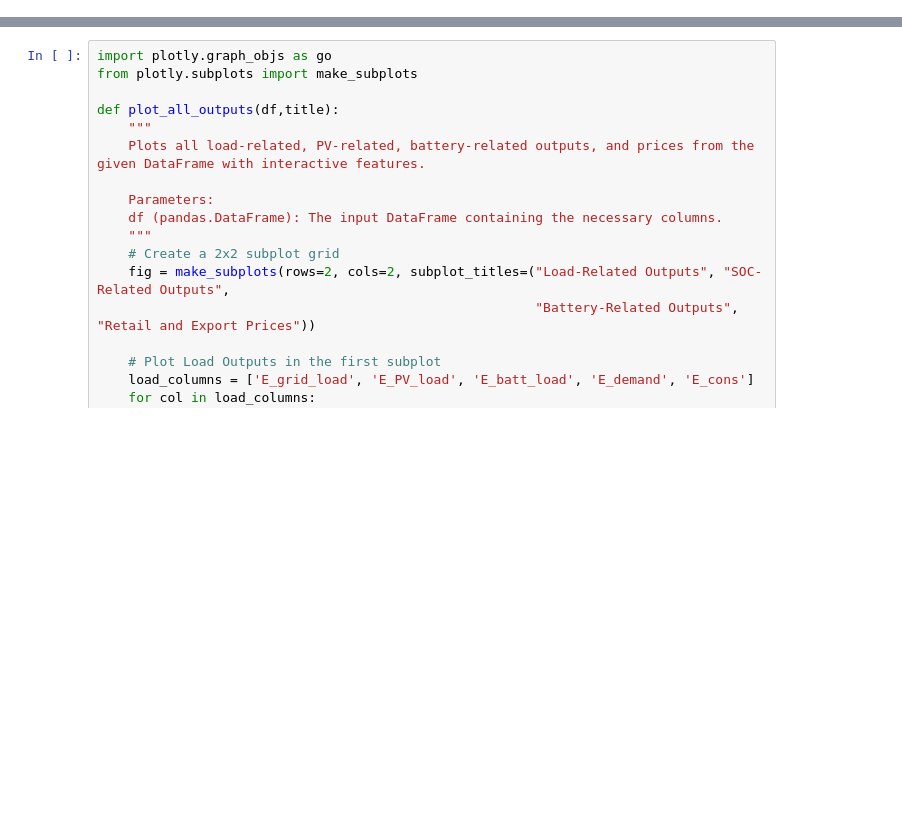
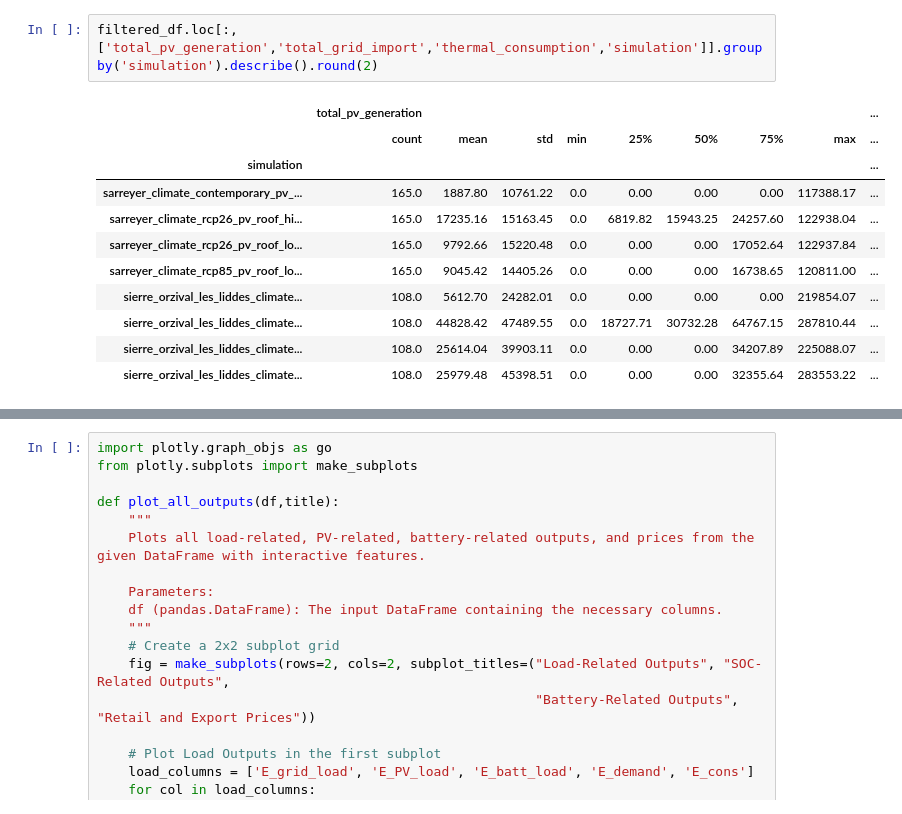
Before and after one commit to alefunxo/BASOPRA_OpenBEERS, a Jupyter notebook: Core/Tests_results.ipynb, the cells around one changed output, grey strips where cells are left out. Drawn from its saved outputs; the diff is of its cells as text; blank space fills up the shorter version.

```diff
--- a/Core/Tests_results.ipynb
+++ b/Core/Tests_results.ipynb
@@ -13,0 +148,14 @@ The autoreload extension is already loaded. To reload it, use:
+# %%
+filtered_df.loc[:,['total_pv_generation','total_grid_import','thermal_consumption','simulation']].groupby('simulation').describe().round(2)
+# %% [output]
+|  | total_pv_generation |  |  |  |  |  |  |  | ... |
+|  | count | mean | std | min | 25% | 50% | 75% | max | ... |
+| simulation |  |  |  |  |  |  |  |  | ... |
+| sarreyer_climate_contemporary_pv_... | 165.0 | 1887.80 | 10761.22 | 0.0 | 0.00 | 0.00 | 0.00 | 117388.17 | ... |
+| sarreyer_climate_rcp26_pv_roof_hi... | 165.0 | 17235.16 | 15163.45 | 0.0 | 6819.82 | 15943.25 | 24257.60 | 122938.04 | ... |
+| sarreyer_climate_rcp26_pv_roof_lo... | 165.0 | 9792.66 | 15220.48 | 0.0 | 0.00 | 0.00 | 17052.64 | 122937.84 | ... |
+| sarreyer_climate_rcp85_pv_roof_lo... | 165.0 | 9045.42 | 14405.26 | 0.0 | 0.00 | 0.00 | 16738.65 | 120811.00 | ... |
+| sierre_orzival_les_liddes_climate... | 108.0 | 5612.70 | 24282.01 | 0.0 | 0.00 | 0.00 | 0.00 | 219854.07 | ... |
+| sierre_orzival_les_liddes_climate... | 108.0 | 44828.42 | 47489.55 | 0.0 | 18727.71 | 30732.28 | 64767.15 | 287810.44 | ... |
+| sierre_orzival_les_liddes_climate... | 108.0 | 25614.04 | 39903.11 | 0.0 | 0.00 | 0.00 | 34207.89 | 225088.07 | ... |
+| sierre_orzival_les_liddes_climate... | 108.0 | 25979.48 | 45398.51 | 0.0 | 0.00 | 0.00 | 32355.64 | 283553.22 | ... |
```
Also changed, not shown: parts of 14 cells of this notebook, 2 other files.
